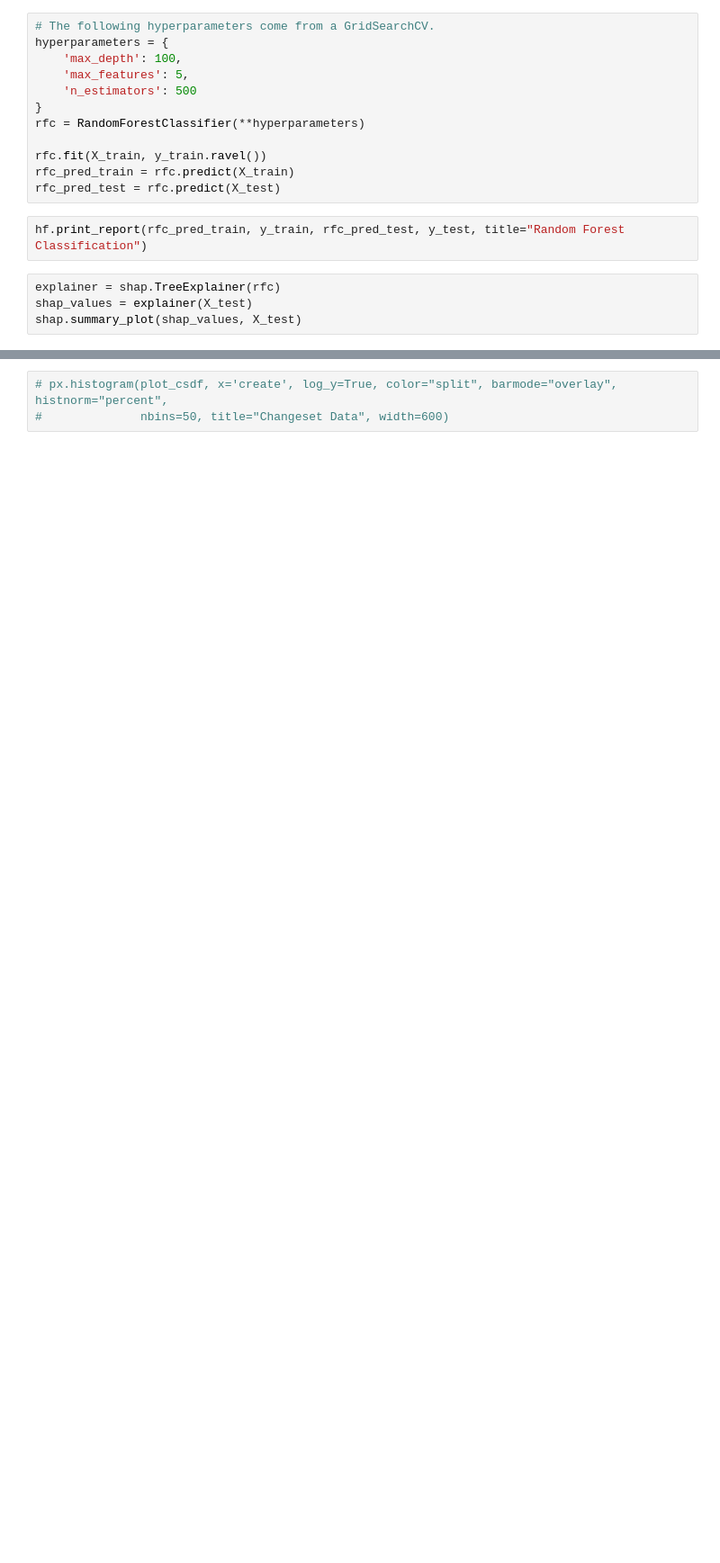
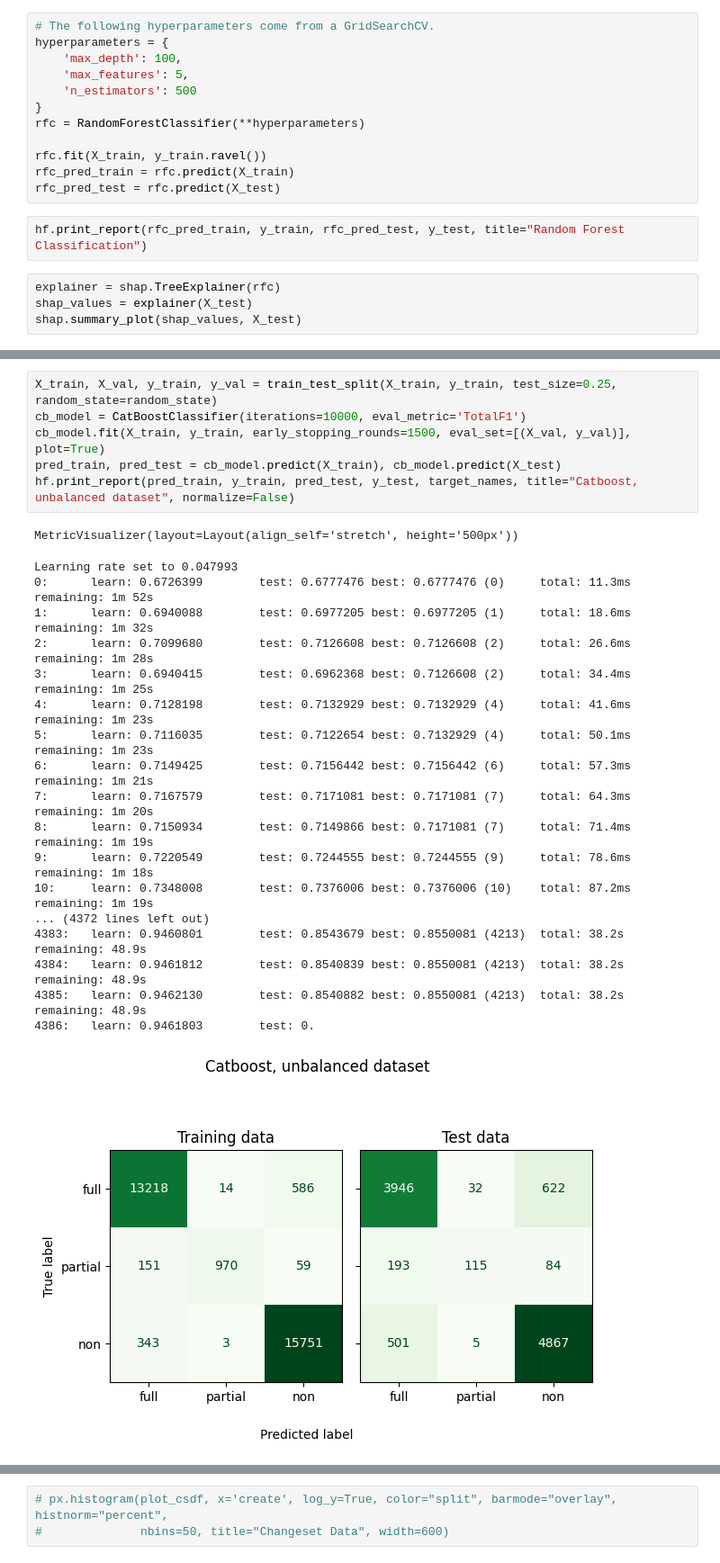
Before and after one commit to dananen/MastersThesis, a Jupyter notebook: summaryJN.ipynb, the cells around one changed output, grey strips where cells are left out. Shown at 90% size. Drawn from its saved outputs; the diff is of its cells as text; blank space fills up the shorter version.

```diff
--- a/summaryJN.ipynb
+++ b/summaryJN.ipynb
@@ -205,0 +336,26 @@ weighted avg       0.81      0.81      0.81     10365
+# %%
+X_train, X_val, y_train, y_val = train_test_split(X_train, y_train, test_size=0.25, random_state=random_state)
+cb_model = CatBoostClassifier(iterations=10000, eval_metric='TotalF1')
+cb_model.fit(X_train, y_train, early_stopping_rounds=1500, eval_set=[(X_val, y_val)], plot=True)
+pred_train, pred_test = cb_model.predict(X_train), cb_model.predict(X_test)
+hf.print_report(pred_train, y_train, pred_test, y_test, target_names, title="Catboost, unbalanced dataset", normalize=False)
+# %% [output]
+MetricVisualizer(layout=Layout(align_self='stretch', height='500px'))
+Learning rate set to 0.047993
+0:      learn: 0.6726399        test: 0.6777476 best: 0.6777476 (0)     total: 11.3ms   remaining: 1m 52s
+1:      learn: 0.6940088        test: 0.6977205 best: 0.6977205 (1)     total: 18.6ms   remaining: 1m 32s
+2:      learn: 0.7099680        test: 0.7126608 best: 0.7126608 (2)     total: 26.6ms   remaining: 1m 28s
+3:      learn: 0.6940415        test: 0.6962368 best: 0.7126608 (2)     total: 34.4ms   remaining: 1m 25s
+4:      learn: 0.7128198        test: 0.7132929 best: 0.7132929 (4)     total: 41.6ms   remaining: 1m 23s
+5:      learn: 0.7116035        test: 0.7122654 best: 0.7132929 (4)     total: 50.1ms   remaining: 1m 23s
+6:      learn: 0.7149425        test: 0.7156442 best: 0.7156442 (6)     total: 57.3ms   remaining: 1m 21s
+7:      learn: 0.7167579        test: 0.7171081 best: 0.7171081 (7)     total: 64.3ms   remaining: 1m 20s
+8:      learn: 0.7150934        test: 0.7149866 best: 0.7171081 (7)     total: 71.4ms   remaining: 1m 19s
+9:      learn: 0.7220549        test: 0.7244555 best: 0.7244555 (9)     total: 78.6ms   remaining: 1m 18s
+10:     learn: 0.7348008        test: 0.7376006 best: 0.7376006 (10)    total: 87.2ms   remaining: 1m 19s
+... (4372 lines left out)
+4383:   learn: 0.9460801        test: 0.8543679 best: 0.8550081 (4213)  total: 38.2s    remaining: 48.9s
+4384:   learn: 0.9461812        test: 0.8540839 best: 0.8550081 (4213)  total: 38.2s    remaining: 48.9s
+4385:   learn: 0.9462130        test: 0.8540882 best: 0.8550081 (4213)  total: 38.2s    remaining: 48.9s
+4386:   learn: 0.9461803        test: 0.
+[figure, added]
```
Also changed, not shown: parts of 26 cells of this notebook, 1 other file.
